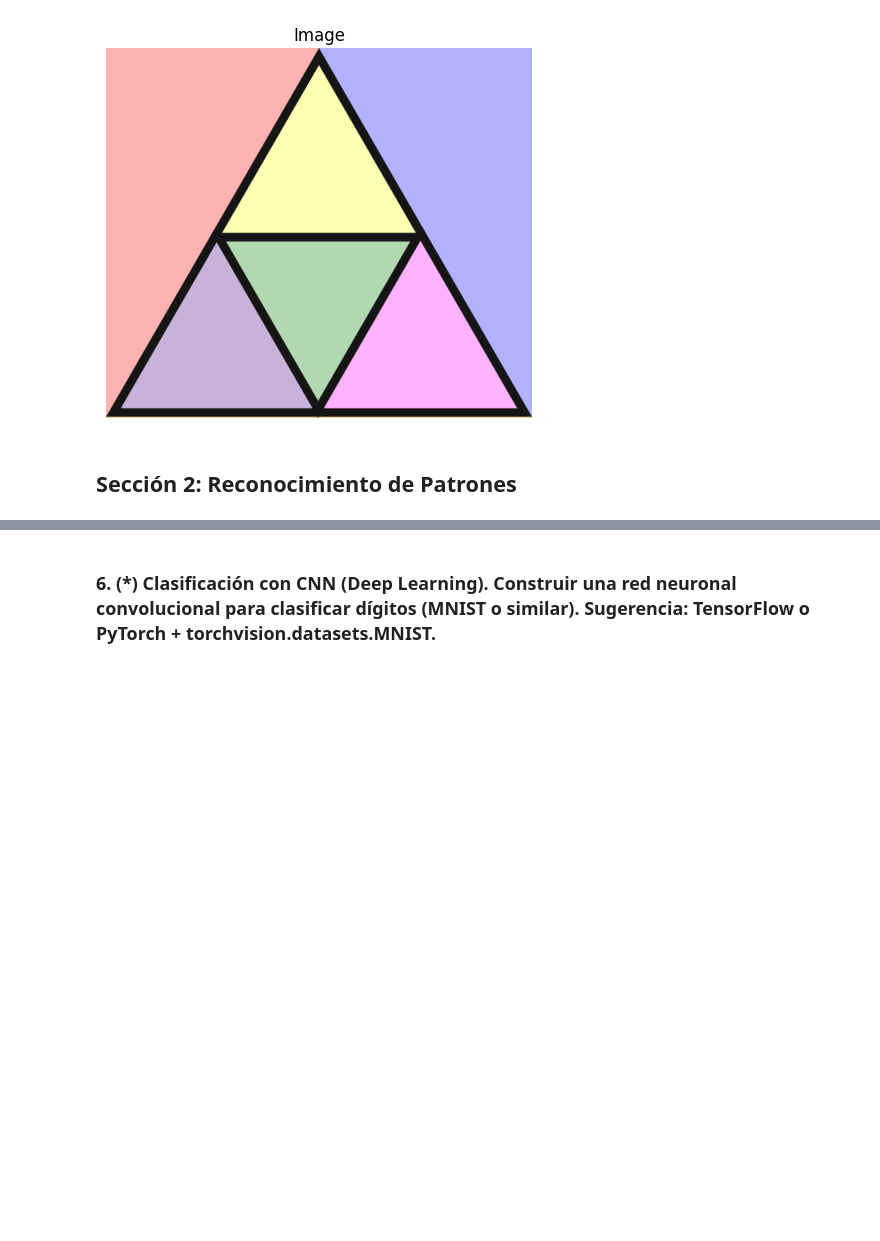
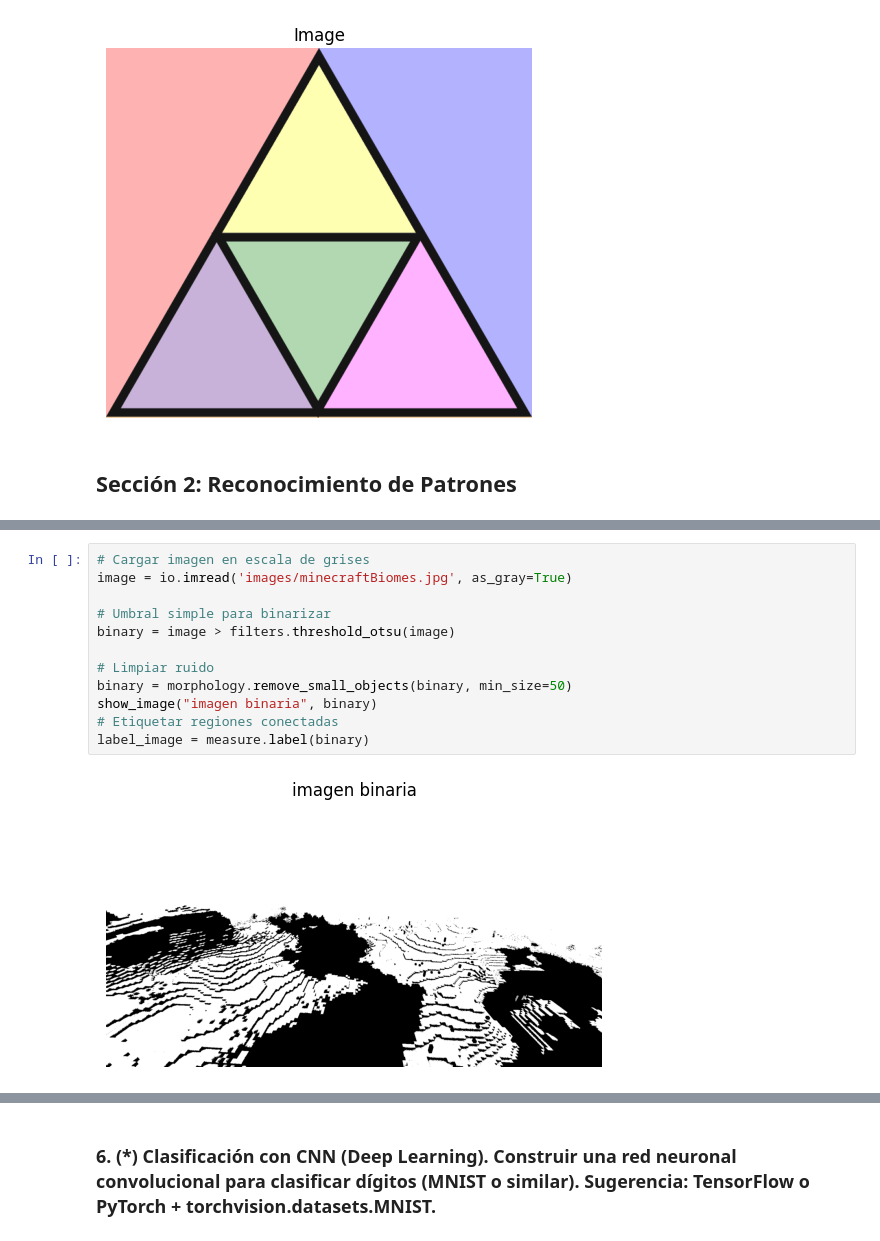
Before and after one commit to LucasEPK/tps-proc-imagenes, a Jupyter notebook: TP 6/code/TP 6.ipynb, the cells around one changed output, grey strips where cells are left out. Cells and saved outputs as stored; diff of their text form; blank space fills up the shorter version.

```diff
--- a/TP 6/code/TP 6.ipynb
+++ b/TP 6/code/TP 6.ipynb
@@ -213,0 +262,14 @@ Region 2 is adjacent to Region 7
+# %%
+# Cargar imagen en escala de grises
+image = io.imread('images/minecraftBiomes.jpg', as_gray=True)
+
+# Umbral simple para binarizar
+binary = image > filters.threshold_otsu(image)
+
+# Limpiar ruido
+binary = morphology.remove_small_objects(binary, min_size=50)
+show_image("imagen binaria", binary)
+# Etiquetar regiones conectadas
+label_image = measure.label(binary)
+# %% [output]
+[figure, added]
```
Also changed, not shown: parts of 13 cells of this notebook, 4 other files.
